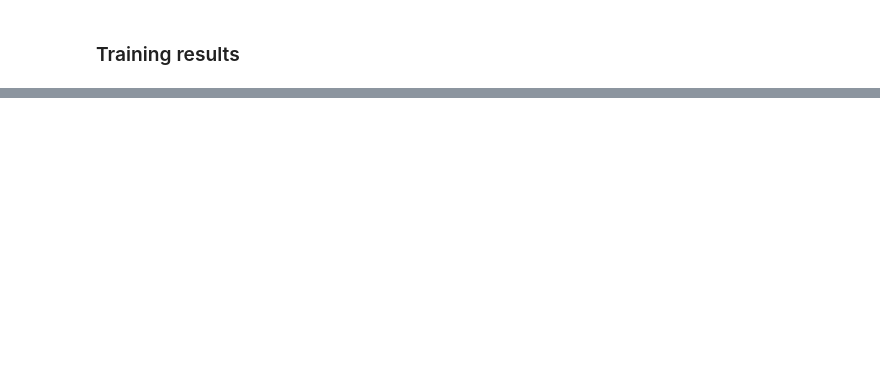
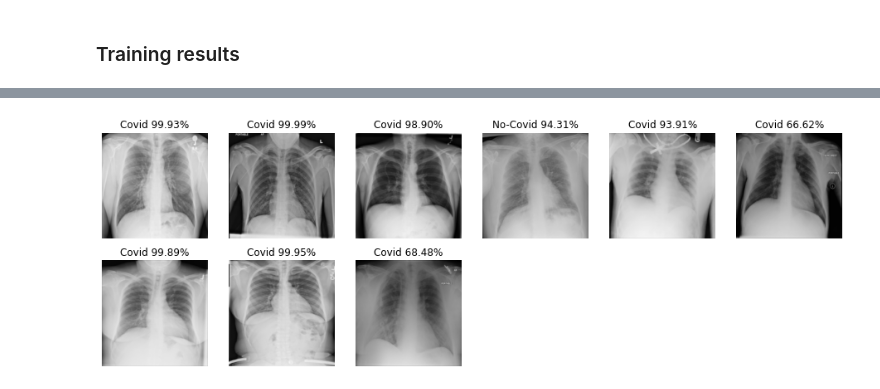
Before and after one commit to amura/xray-machinelearning, a Jupyter notebook: Transfer_learning_VGG16.ipynb, the cells around one changed output, grey strips where cells are left out. Saved outputs shown, nothing was run; the diff lists cells and outputs as text; code cells hidden in the pictures; blank space fills up the shorter version.

```diff
--- a/Transfer_learning_VGG16.ipynb
+++ b/Transfer_learning_VGG16.ipynb
@@ -594,0 +626,19 @@ test_loss, test_accuracy = model.evaluate(test_generator, steps=len(test_generat
+# %%
+# show random results
+import matplotlib.pyplot as plt
+
+plt.figure(figsize=(16, 8))
+for i in range(9):
+    x, y = test_generator.next()
+    prediction = model.predict(np.expand_dims(x[0], axis=0))[0]
+
+    plt.subplot(3, 6, i+1)
+    if prediction[0] > prediction[1]:
+        plt.title('Covid %.2f%%' % (prediction[0]*100))
+    else:
+        plt.title('No-Covid %.2f%%' % (prediction[1]*100))
+
+    plt.axis('off')
+    plt.imshow(x[0])
+# %% [output]
+[figure, added]
```
Also changed, not shown: parts of 13 cells of this notebook.
